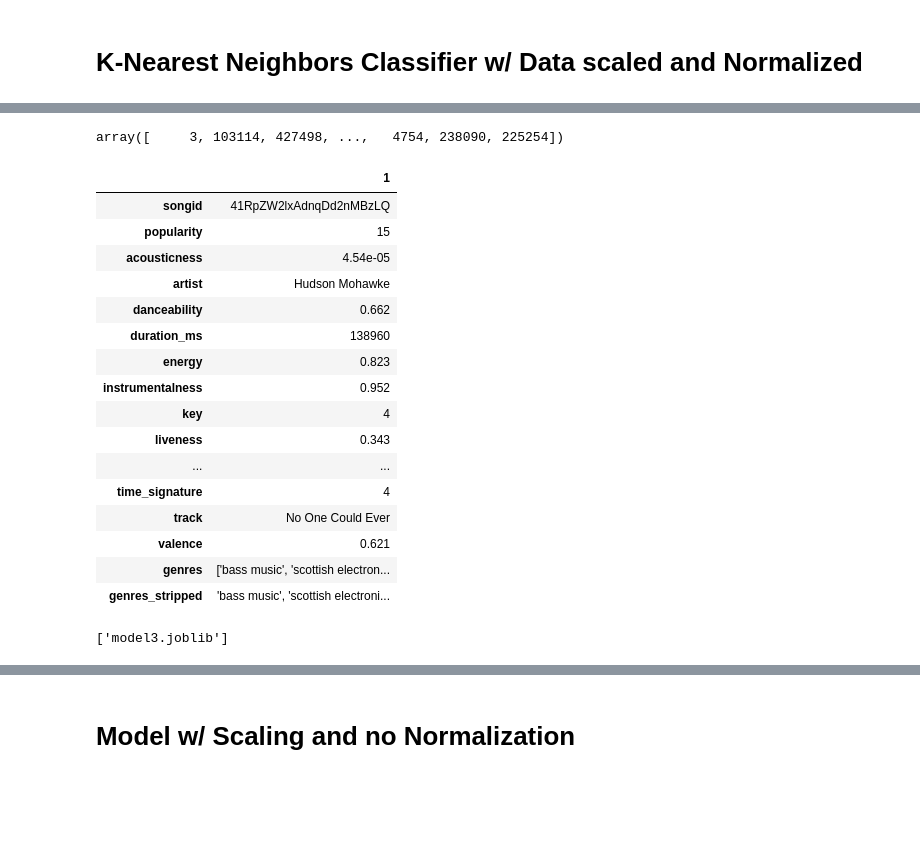
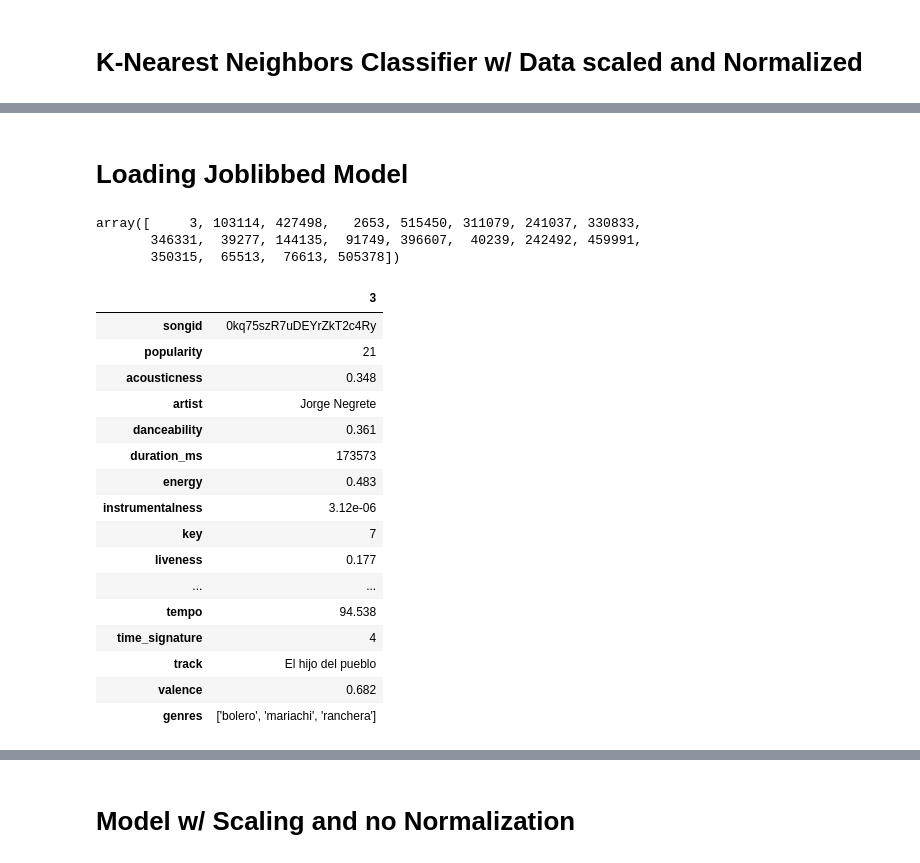
Before and after one commit to BloomTech-Labs/Music-Meteorologist-ds, a Jupyter notebook: model_notebooks/knn_model_v3_with_genre_filtering.ipynb, the cells around one changed output, grey strips where cells are left out. Drawn from its saved outputs; the diff is of its cells as text; code cells hidden in the pictures; blank space fills up the shorter version.

Commit message:
finishing up genre filtering functionality

```diff
--- a/model_notebooks/knn_model_v3_with_genre_filtering.ipynb
+++ b/model_notebooks/knn_model_v3_with_genre_filtering.ipynb
@@ -51,7 +51,5 @@ from pandas.io.json import json_normalize
 # %% [markdown]
 # Loading Latest PKL
 # %%
-# song_list = pickle.load("./DF_genres_hashed.pkl","rb")
-
-X = pickle.load(open("./data/song_list_v4_hashed(1).pkl", "rb"))
+X = pickle.load(open("./data/song_list_v5_hashed.pkl", "rb"))
 # %%
@@ -162,0 +194,2 @@ model_1 = knn1.fit(data_normalized)
+# %% [markdown]
+# Loading Joblibbed Model
@@ -164,30 +199,28 @@ model_1 = knn1.fit(data_normalized)
 # running model to test output
 knn_results1 = knn1.kneighbors([data_normalized[3]])[1]
 # %%
-knn_results1[0]
+knn_results1[0][0:20]
 # %% [output]
-array([     3, 103114, 427498, ...,   4754, 238090, 225254])
+array([     3, 103114, 427498,   2653, 515450, 311079, 241037, 330833,
+       346331,  39277, 144135,  91749, 396607,  40239, 242492, 459991,
+       350315,  65513,  76613, 505378])
 # %%
-pd.DataFrame(df.loc[1][0:19])
+pd.DataFrame(df.loc[3][0:18])
 # %% [output]
-|  | 1 |
-| songid | 41RpZW2lxAdnqDd2nMBzLQ |
-| popularity | 15 |
-| acousticness | 4.54e-05 |
-| artist | Hudson Mohawke |
-| danceability | 0.662 |
-| duration_ms | 138960 |
-| energy | 0.823 |
-| instrumentalness | 0.952 |
-| key | 4 |
-| liveness | 0.343 |
+|  | 3 |
+| songid | 0kq75szR7uDEYrZkT2c4Ry |
+| popularity | 21 |
+| acousticness | 0.348 |
+| artist | Jorge Negrete |
+| danceability | 0.361 |
+| duration_ms | 173573 |
+| energy | 0.483 |
+| instrumentalness | 3.12e-06 |
+| key | 7 |
+| liveness | 0.177 |
 | ... | ... |
+| tempo | 94.538 |
 | time_signature | 4 |
-| track | No One Could Ever |
-| valence | 0.621 |
-| genres | ['bass music', 'scottish electron... |
-| genres_stripped | 'bass music', 'scottish electroni... |
+| track | El hijo del pueblo |
+| valence | 0.682 |
+| genres | ['bolero', 'mariachi', 'ranchera'] |
-# %%
-dump(model_1, 'model3.joblib', compress=True)
-# %% [output]
-['model3.joblib']
```
Also changed, not shown: parts of 53 cells of this notebook, 1 other file.
